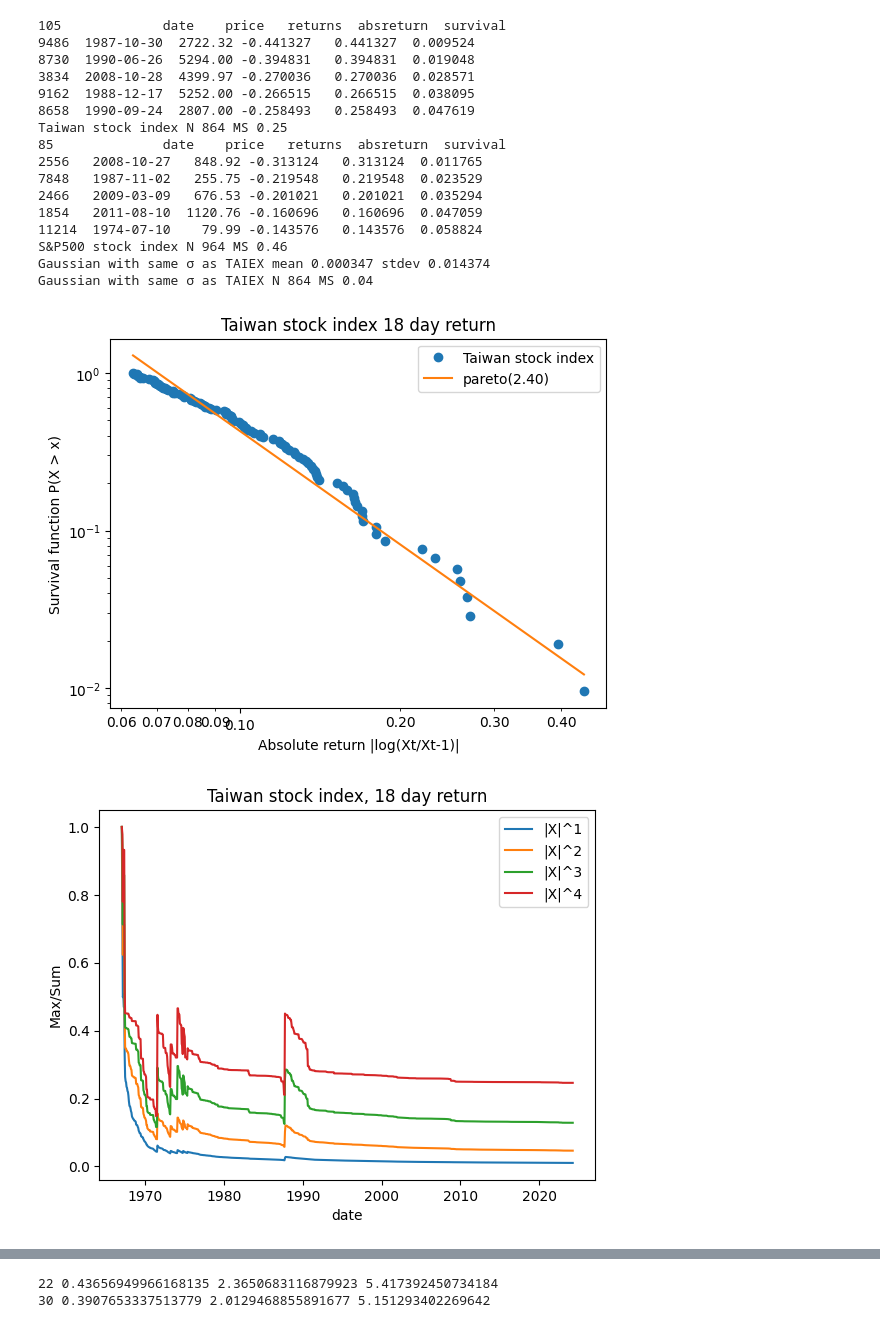
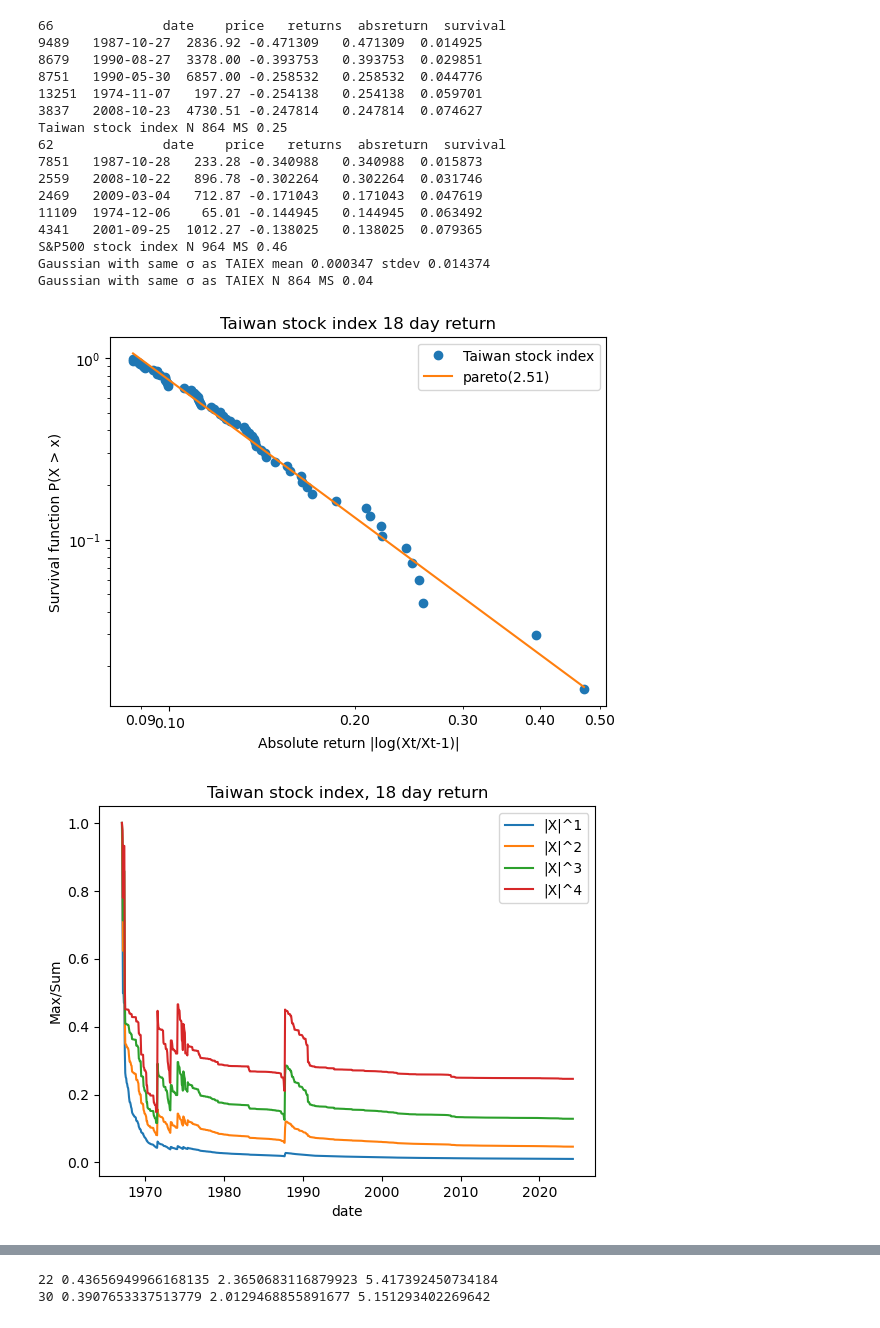
Before and after one commit to fumin/fumin.github.io, a Jupyter notebook: notes/statistics/taiex.ipynb, the cells around one changed output, grey strips where cells are left out. Cells and saved outputs as stored; diff of their text form; code cells hidden in the pictures.

```diff
--- a/notes/statistics/taiex.ipynb
+++ b/notes/statistics/taiex.ipynb
@@ -40,7 +40,10 @@ def analyzePareto(analysis):
 
     # df["returns"] = df.price / df.price.shift(-analysis.lag)-1
     # df.drop(df.tail(analysis.lag).index,inplace=True)
+    df = df.sort_values(by='date', ascending=True)
     df = df.iloc[::analysis.lag, :]
+
+    df = df.sort_values(by='date', ascending=False)
     df["returns"] = df.price / df.price.shift(-1)-1
     df["returns"] = np.log(df.price / df.price.shift(-1))
     df.drop(df.tail(1).index,inplace=True)
@@ -53,6 +56,8 @@ def analyzePareto(analysis):
 
     df = df.sort_values(by='absreturn', ascending=False)
     df["survival"] = 1-(df.absreturn.rank()-1) / len(df)
+    df["survival"] = (np.arange(len(df))+1)/len(df)
+    df = df.iloc[:-1]
 
     # Maximum likelihood method.
     xm = np.min(df.absreturn)
@@ -64,8 +69,8 @@ def analyzePareto(analysis):
     xm = np.power(np.exp(lr.intercept), 1/alpha)
 
     # Scipy method.
-    scipyPareto = scipy.stats.pareto.fit(df.absreturn, scale=analysis.lag*0.02)
-    scipyAlpha = scipyPareto[0]
+    # scipyPareto = scipy.stats.pareto.fit(df.absreturn, scale=analysis.lag*0.02)
+    # scipyAlpha = scipyPareto[0]
 
     fitted = np.power(xm/df.absreturn, alpha)
 
@@ -162,46 +167,46 @@ def ms_taiex_gaussian(lag):
             continue
         lastPrice = df.iloc[i-1].price
         returnI = np.exp(df.iloc[i].returns)
         df.iloc[i, df.columns.get_loc("price")] = lastPrice*returnI
 
     df = df.iloc[::analysis.lag, :]
     df["returns"] = np.log(df.price / df.price.shift(1))
     df.drop(df.head(1).index,inplace=True)
     df["absreturn"] = df.returns.apply(lambda x: np.abs(x))
     plotMS(analysis, df)
 
 
 analysisLag = 18
 for lag in [analysisLag]:
-    for tailCutoff in [0.0035]:
+    for tailCutoff in [0.0047]:
         analysis = Analysis()
         analysis.name = "Taiwan stock index"
         analysis.fpath = "taiex.csv"
         analysis.lag = lag
         analysis.tailCutoff = tailCutoff
         analyze(analysis)
 
         analysis.name = "S&P500 stock index"
         analysis.fpath = "sp500.csv"
-        analysis.tailCutoff = 0.0025
+        analysis.tailCutoff = 0.003
         analyze(analysis)
 ms_taiex_gaussian(analysisLag)
 # %% [output]
-105             date    price   returns  absreturn  survival
-9486  1987-10-30  2722.32 -0.441327   0.441327  0.009524
-8730  1990-06-26  5294.00 -0.394831   0.394831  0.019048
-3834  2008-10-28  4399.97 -0.270036   0.270036  0.028571
-9162  1988-12-17  5252.00 -0.266515   0.266515  0.038095
-8658  1990-09-24  2807.00 -0.258493   0.258493  0.047619
+66              date    price   returns  absreturn  survival
+9489   1987-10-27  2836.92 -0.471309   0.471309  0.014925
+8679   1990-08-27  3378.00 -0.393753   0.393753  0.029851
+8751   1990-05-30  6857.00 -0.258532   0.258532  0.044776
+13251  1974-11-07   197.27 -0.254138   0.254138  0.059701
+3837   2008-10-23  4730.51 -0.247814   0.247814  0.074627
 Taiwan stock index N 864 MS 0.25
-85              date    price   returns  absreturn  survival
-2556   2008-10-27   848.92 -0.313124   0.313124  0.011765
-7848   1987-11-02   255.75 -0.219548   0.219548  0.023529
-2466   2009-03-09   676.53 -0.201021   0.201021  0.035294
-1854   2011-08-10  1120.76 -0.160696   0.160696  0.047059
-11214  1974-07-10    79.99 -0.143576   0.143576  0.058824
+62              date    price   returns  absreturn  survival
+7851   1987-10-28   233.28 -0.340988   0.340988  0.015873
+2559   2008-10-22   896.78 -0.302264   0.302264  0.031746
+2469   2009-03-04   712.87 -0.171043   0.171043  0.047619
+11109  1974-12-06    65.01 -0.144945   0.144945  0.063492
+4341   2001-09-25  1012.27 -0.138025   0.138025  0.079365
 S&P500 stock index N 964 MS 0.46
 Gaussian with same σ as TAIEX mean 0.000347 stdev 0.014374
 Gaussian with same σ as TAIEX N 864 MS 0.04
-[figure, old version]
+[figure, new version]
-[figure, old version]
+[figure, new version]
```
Also changed, not shown: parts of 6 cells of this notebook, 20 other files.
